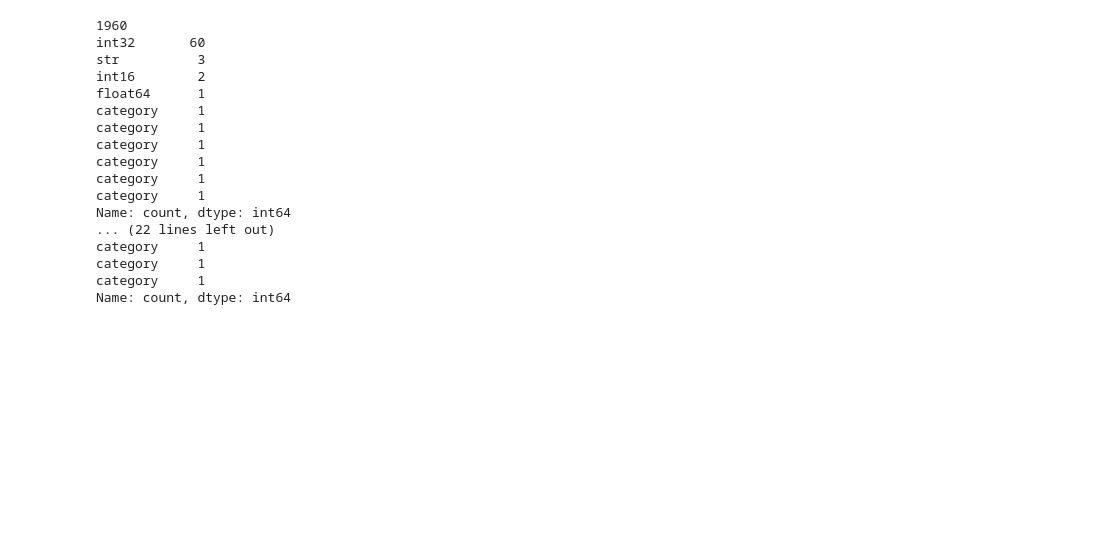
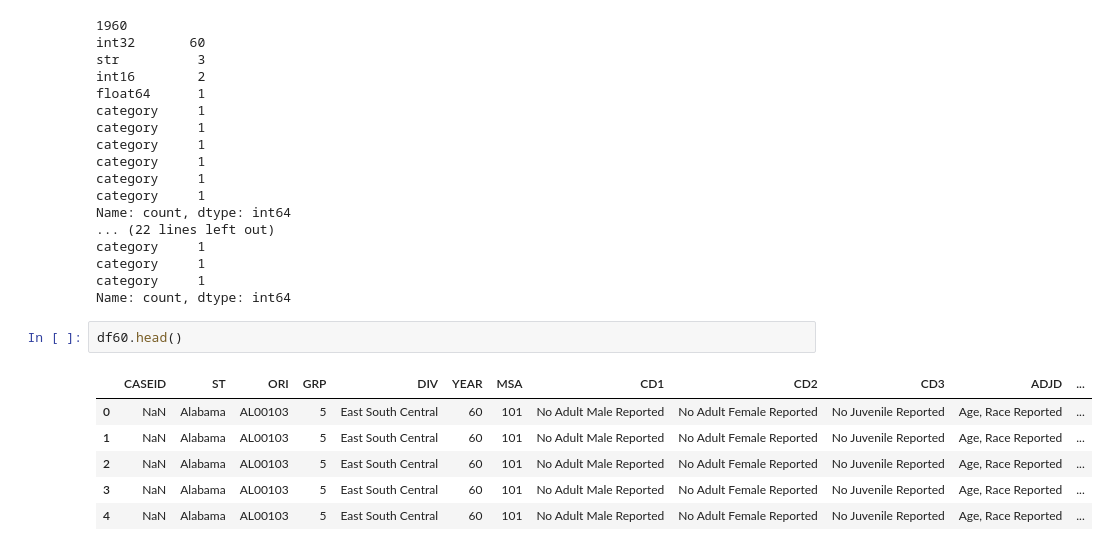
Before and after one commit to Deoxxysss/real-dataset-investigation, a Jupyter notebook: Notebooks/01_data_inspection.ipynb, the cells around one changed output. Drawn from its saved outputs; the diff is of its cells as text; blank space fills up the shorter version.

```diff
--- a/Notebooks/01_data_inspection.ipynb
+++ b/Notebooks/01_data_inspection.ipynb
@@ -60,3 +60,12 @@ category     1
 category     1
 category     1
 Name: count, dtype: int64
+# %%
+df60.head()
+# %% [output]
+|  | CASEID | ST | ORI | GRP | DIV | YEAR | MSA | CD1 | CD2 | CD3 | ADJD | ... |
+| 0 | NaN | Alabama | AL00103 | 5 | East South Central | 60 | 101 | No Adult Male Reported | No Adult Female Reported | No Juvenile Reported | Age, Race Reported | ... |
+| 1 | NaN | Alabama | AL00103 | 5 | East South Central | 60 | 101 | No Adult Male Reported | No Adult Female Reported | No Juvenile Reported | Age, Race Reported | ... |
+| 2 | NaN | Alabama | AL00103 | 5 | East South Central | 60 | 101 | No Adult Male Reported | No Adult Female Reported | No Juvenile Reported | Age, Race Reported | ... |
+| 3 | NaN | Alabama | AL00103 | 5 | East South Central | 60 | 101 | No Adult Male Reported | No Adult Female Reported | No Juvenile Reported | Age, Race Reported | ... |
+| 4 | NaN | Alabama | AL00103 | 5 | East South Central | 60 | 101 | No Adult Male Reported | No Adult Female Reported | No Juvenile Reported | Age, Race Reported | ... |
```
Also changed, not shown: parts of 20 cells of this notebook.
